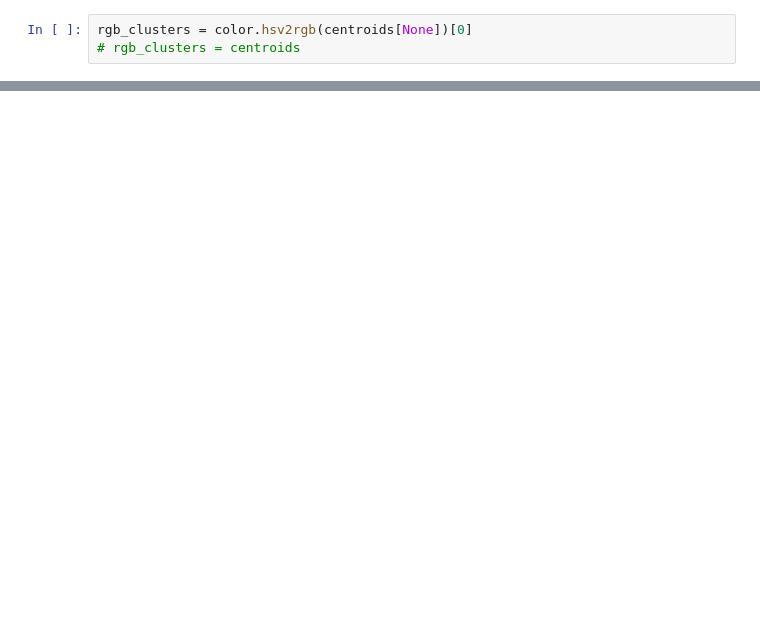
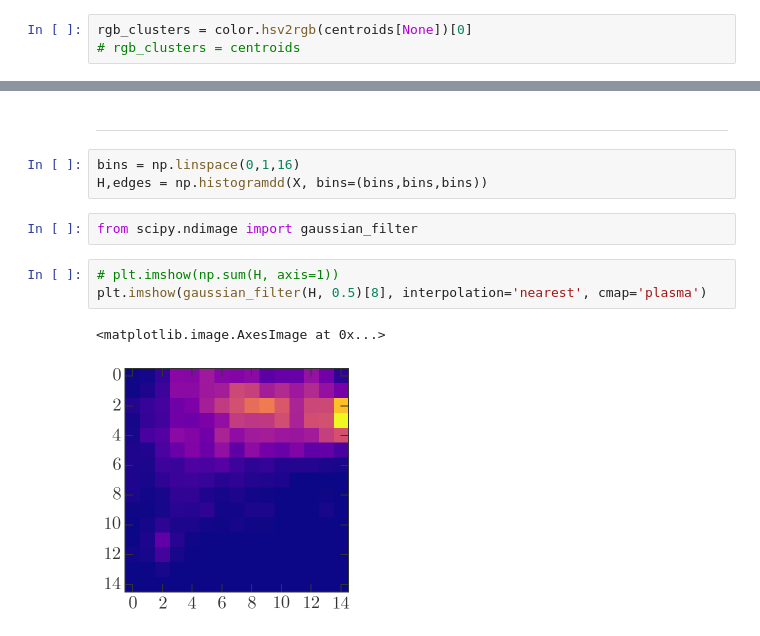
Before and after one commit to adrn/urbangoggles, a Jupyter notebook: notebooks/APW cluster colors.ipynb, the cells around one changed output, grey strips where cells are left out. Drawn from its saved outputs; the diff is of its cells as text; blank space fills up the shorter version.

```diff
--- a/notebooks/APW cluster colors.ipynb
+++ b/notebooks/APW cluster colors.ipynb
@@ -96,0 +114,13 @@ ax.yaxis.set_visible(False)
+# %% [markdown]
+---
+# %%
+bins = np.linspace(0,1,16)
+H,edges = np.histogramdd(X, bins=(bins,bins,bins))
+# %%
+from scipy.ndimage import gaussian_filter
+# %%
+# plt.imshow(np.sum(H, axis=1))
+plt.imshow(gaussian_filter(H, 0.5)[8], interpolation='nearest', cmap='plasma')
+# %% [output]
+<matplotlib.image.AxesImage at 0x...>
+[figure, added]
```
Also changed, not shown: parts of 8 cells of this notebook.
